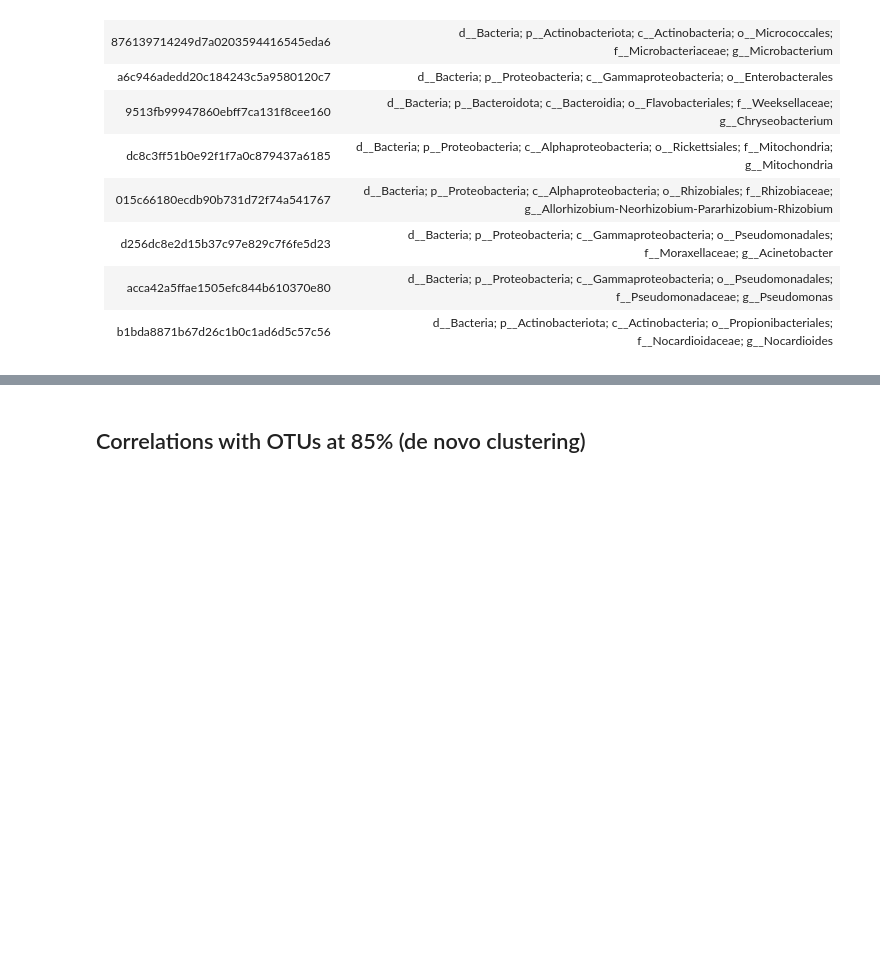
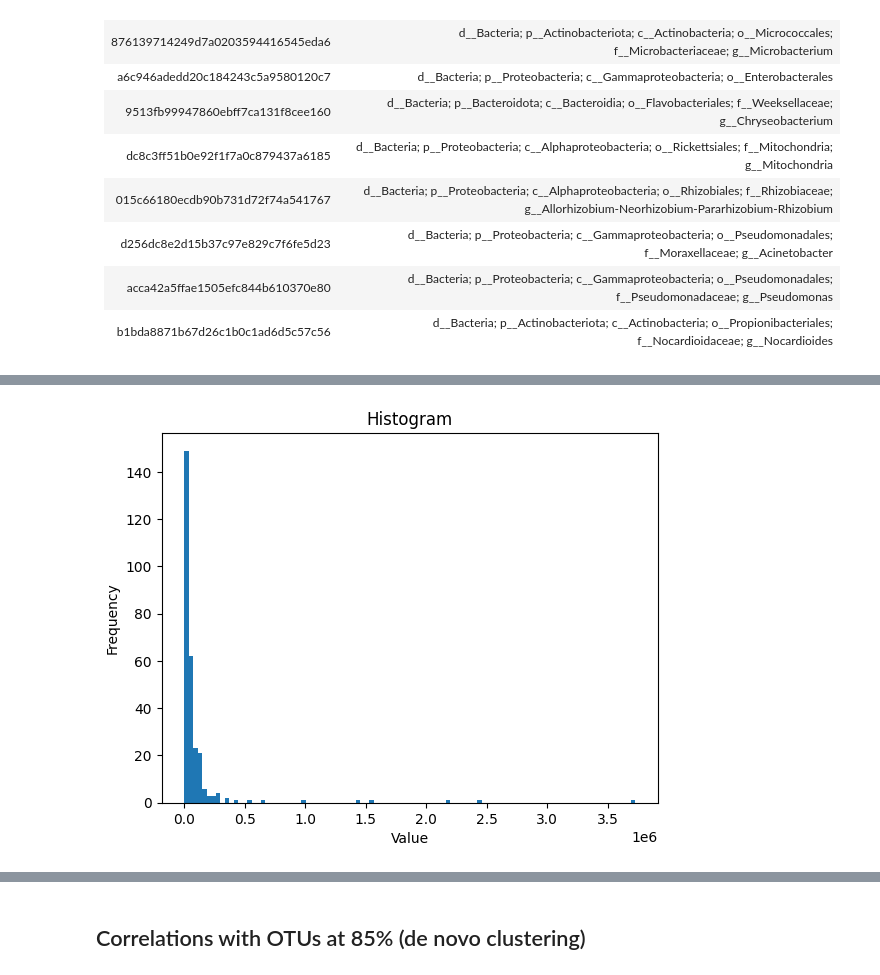
Before and after one commit to SantosRAC/maize_microbiome_transcriptomics, a Jupyter notebook: correlations_rnaseq_metataxonomics/expr_metataxonomics_clustasvs_cors.ipynb, the cells around one changed output, grey strips where cells are left out. Cells and saved outputs as stored; diff of their text form; code cells hidden in the pictures; blank space fills up the shorter version.

Commit message:
Some visualization (histograms)

```diff
--- a/correlations_rnaseq_metataxonomics/expr_metataxonomics_clustasvs_cors.ipynb
+++ b/correlations_rnaseq_metataxonomics/expr_metataxonomics_clustasvs_cors.ipynb
@@ -381,0 +420,16 @@ Taxonomy:
+# %%
+import matplotlib.pyplot as plt
+
+# Generate histogram
+plt.hist(wallace_asvs_q20_fw_denovo97_silva_zeros_filtered.loc['232ad9e267688a5d573112b4855bac96'][wallace_asvs_q20_fw_denovo97_silva_zeros_filtered.loc['232ad9e267688a5d573112b4855bac96'] > 10],
+         bins=100)
+
+# Add labels and title
+plt.xlabel('Value')
+plt.ylabel('Frequency')
+plt.title('Histogram')
+
+# Show the plot
+plt.show()
+# %% [output]
+[figure, added]
```
Also changed, not shown: parts of 4 cells of this notebook.
